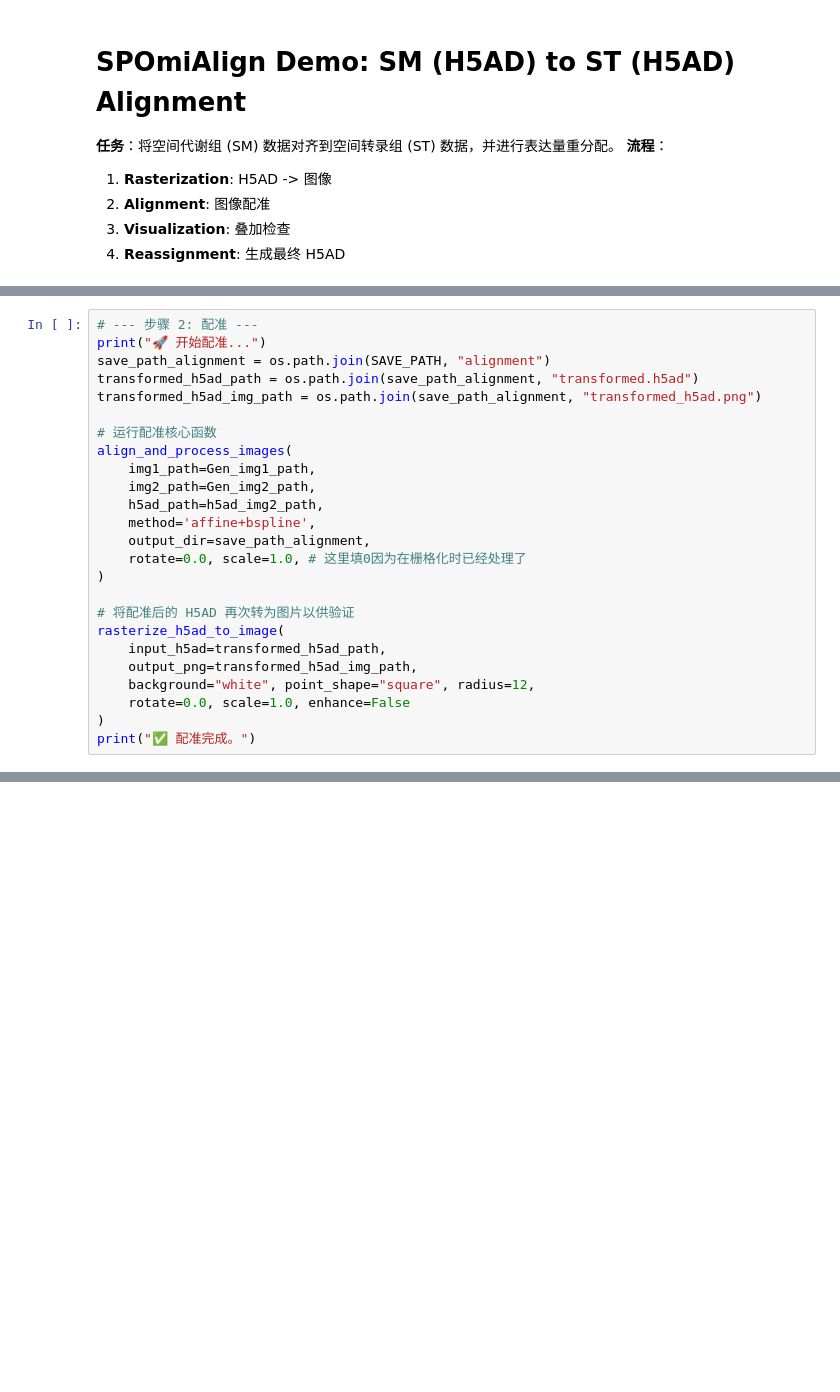
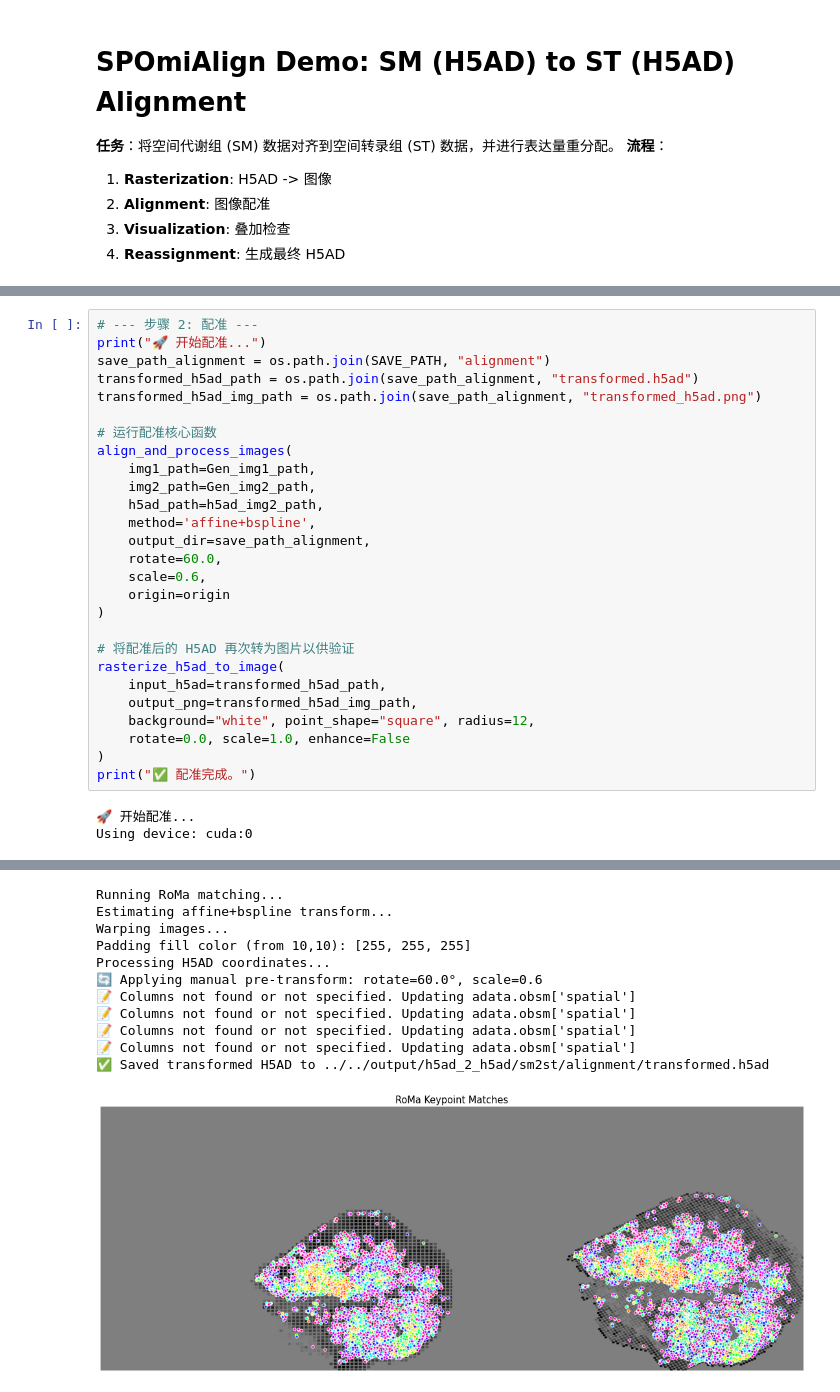
Before and after one commit to wangyiyuyang/SPOmiAlign, a Jupyter notebook: demo/notebook/sm2st.ipynb, the cells around one changed output, grey strips where cells are left out. Drawn from its saved outputs; the diff is of its cells as text; blank space fills up the shorter version.

```diff
--- a/demo/notebook/sm2st.ipynb
+++ b/demo/notebook/sm2st.ipynb
@@ -72,7 +91,9 @@ align_and_process_images(
     h5ad_path=h5ad_img2_path,
     method='affine+bspline',
     output_dir=save_path_alignment,
-    rotate=0.0, scale=1.0, # 这里填0因为在栅格化时已经处理了
+    rotate=60.0,
+    scale=0.6,
+    origin=origin
 )
 
 # 将配准后的 H5AD 再次转为图片以供验证
@@ -83,3 +104,6 @@ rasterize_h5ad_to_image(
     rotate=0.0, scale=1.0, enhance=False
 )
 print("✅ 配准完成。")
+# %% [output]
+🚀 开始配准...
+Using device: cuda:0
@@ -85,0 +111,12 @@ print("✅ 配准完成。")
+Running RoMa matching...
+Estimating affine+bspline transform...
+Warping images...
+Padding fill color (from 10,10): [255, 255, 255]
+Processing H5AD coordinates...
+🔄 Applying manual pre-transform: rotate=60.0°, scale=0.6
+📝 Columns not found or not specified. Updating adata.obsm['spatial']
+📝 Columns not found or not specified. Updating adata.obsm['spatial']
+📝 Columns not found or not specified. Updating adata.obsm['spatial']
+📝 Columns not found or not specified. Updating adata.obsm['spatial']
+✅ Saved transformed H5AD to ../../output/h5ad_2_h5ad/sm2st/alignment/transformed.h5ad
+[figure, added]
```
Also changed, not shown: parts of 6 cells of this notebook.
